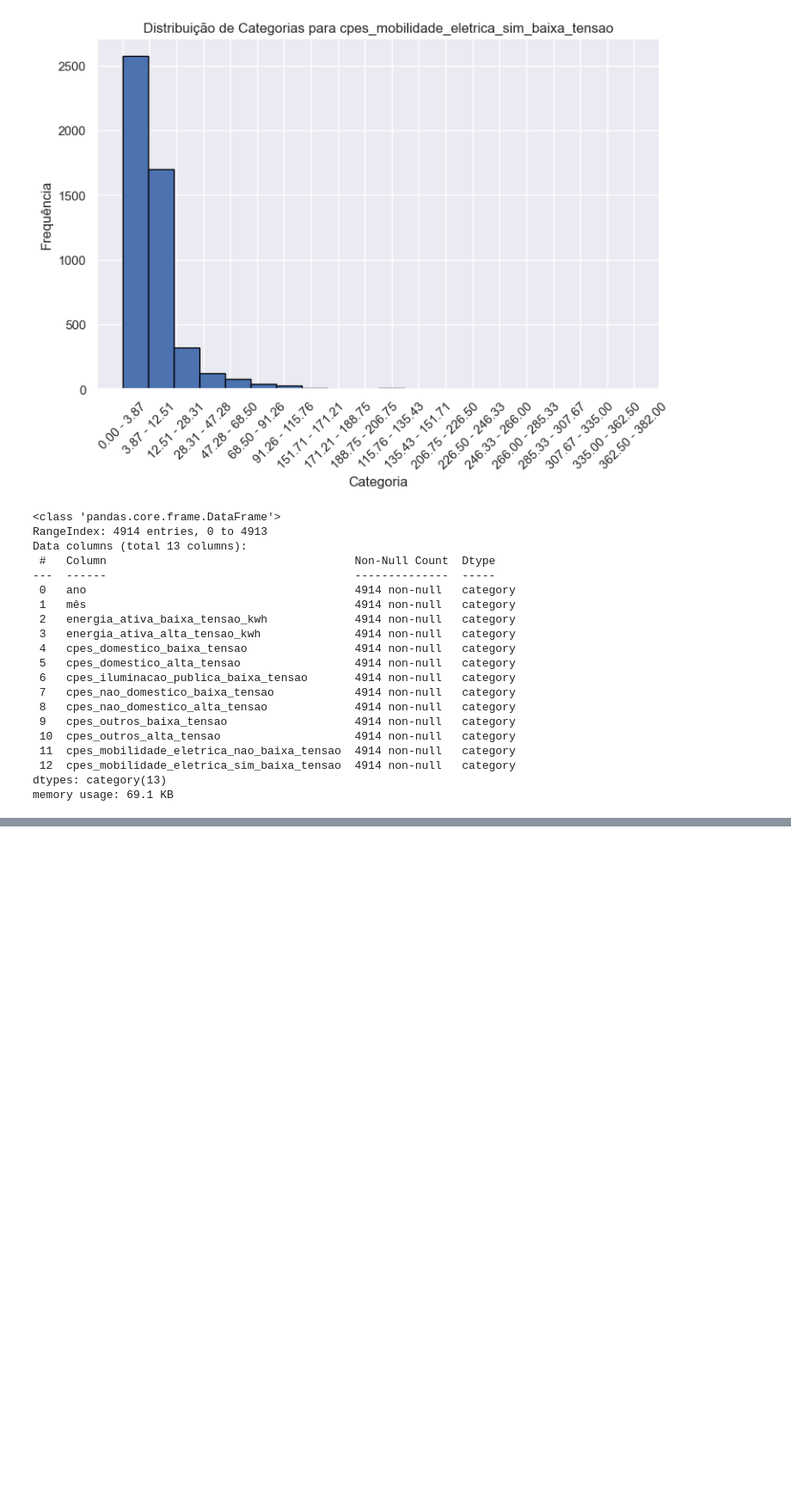
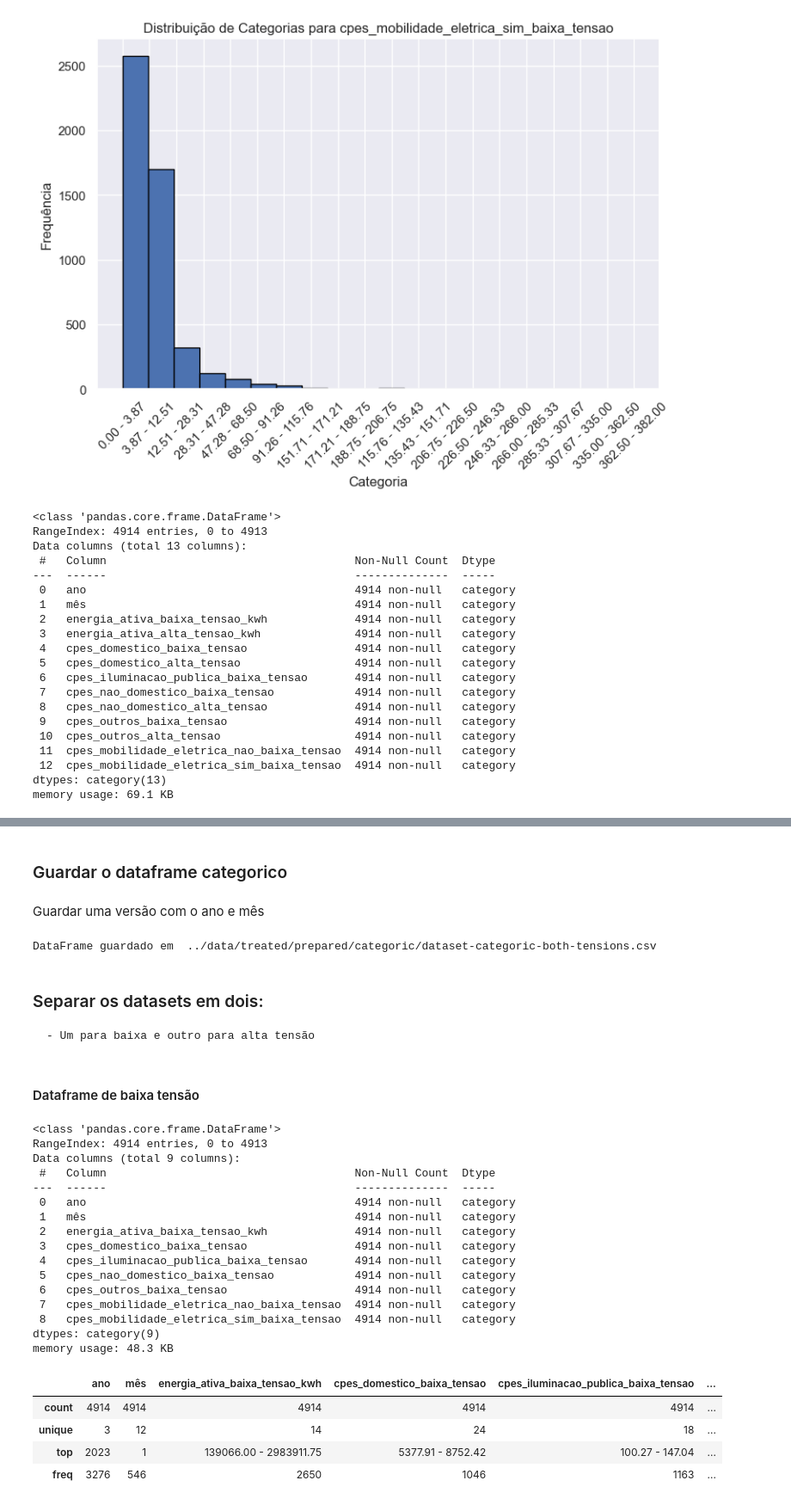
Before and after one commit to kreativermario/Projeto-DECD, a Jupyter notebook: notebooks/data_preparation_categoric.ipynb, the cells around one changed output, grey strips where cells are left out. Shown at 86% size. Drawn from its saved outputs; the diff is of its cells as text; code cells hidden in the pictures; blank space fills up the shorter version.

Commit message:
update preparacao dados categorico

```diff
--- a/notebooks/data_preparation_categoric.ipynb
+++ b/notebooks/data_preparation_categoric.ipynb
@@ -1102,0 +1159,57 @@ memory usage: 69.1 KB
+# %% [markdown]
+### Guardar o dataframe categorico
+# %% [markdown]
+Guardar uma versão com o ano e mês
+# %%
+file_path = data_path + 'treated/prepared/categoric/dataset-categoric-both-tensions.csv'
+
+merged_df.to_csv(file_path, index=False)
+
+print("DataFrame guardado em ", file_path)
+# %% [output]
+DataFrame guardado em  ../data/treated/prepared/categoric/dataset-categoric-both-tensions.csv
+# %% [markdown]
+### Separar os datasets em dois:
+    - Um para baixa e outro para alta tensão
+# %%
+# Selecionar as variáveis de baixa tensão
+baixa_tensao_columns = ['ano', 'mês', 'energia_ativa_baixa_tensao_kwh',
+                        'cpes_domestico_baixa_tensao', 'cpes_iluminacao_publica_baixa_tensao',
+                        'cpes_nao_domestico_baixa_tensao', 'cpes_outros_baixa_tensao',
+                        'cpes_mobilidade_eletrica_nao_baixa_tensao', 'cpes_mobilidade_eletrica_sim_baixa_tensao']
+
+# Selecionar as variáveis de alta tensão
+alta_tensao_columns = ['ano', 'mês', 'energia_ativa_alta_tensao_kwh',
+                       'cpes_domestico_alta_tensao',
+                       'cpes_nao_domestico_alta_tensao', 'cpes_outros_alta_tensao']
+
+# Criar os datasets separados
+baixa_tensao_df = merged_df[baixa_tensao_columns].copy()
+alta_tensao_df = merged_df[alta_tensao_columns].copy()
+# %% [markdown]
+#### Dataframe de baixa tensão
+# %%
+baixa_tensao_df.info()
+baixa_tensao_df.describe()
+# %% [output]
+<class 'pandas.core.frame.DataFrame'>
+RangeIndex: 4914 entries, 0 to 4913
+Data columns (total 9 columns):
+ #   Column                                     Non-Null Count  Dtype
+---  ------                                     --------------  -----
+ 0   ano                                        4914 non-null   category
+ 1   mês                                        4914 non-null   category
+ 2   energia_ativa_baixa_tensao_kwh             4914 non-null   category
+ 3   cpes_domestico_baixa_tensao                4914 non-null   category
+ 4   cpes_iluminacao_publica_baixa_tensao       4914 non-null   category
+ 5   cpes_nao_domestico_baixa_tensao            4914 non-null   category
+ 6   cpes_outros_baixa_tensao                   4914 non-null   category
+ 7   cpes_mobilidade_eletrica_nao_baixa_tensao  4914 non-null   category
+ 8   cpes_mobilidade_eletrica_sim_baixa_tensao  4914 non-null   category
+dtypes: category(9)
+memory usage: 48.3 KB
+|  | ano | mês | energia_ativa_baixa_tensao_kwh | cpes_domestico_baixa_tensao | cpes_iluminacao_publica_baixa_tensao | ... |
+| count | 4914 | 4914 | 4914 | 4914 | 4914 | ... |
+| unique | 3 | 12 | 14 | 24 | 18 | ... |
+| top | 2023 | 1 | 139066.00 - 2983911.75 | 5377.91 - 8752.42 | 100.27 - 147.04 | ... |
+| freq | 3276 | 546 | 2650 | 1046 | 1163 | ... |
```
Also changed, not shown: parts of 35 cells of this notebook, 14 other files.
